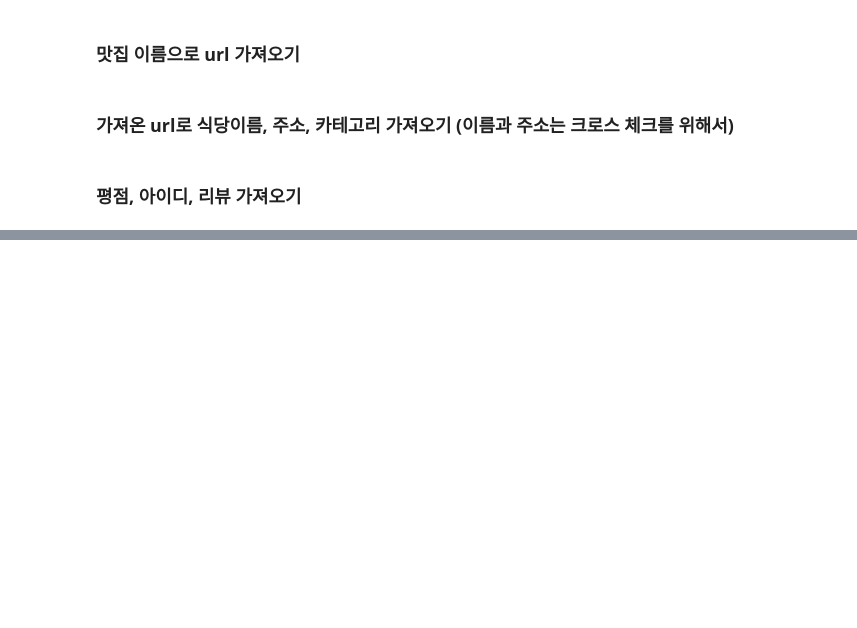
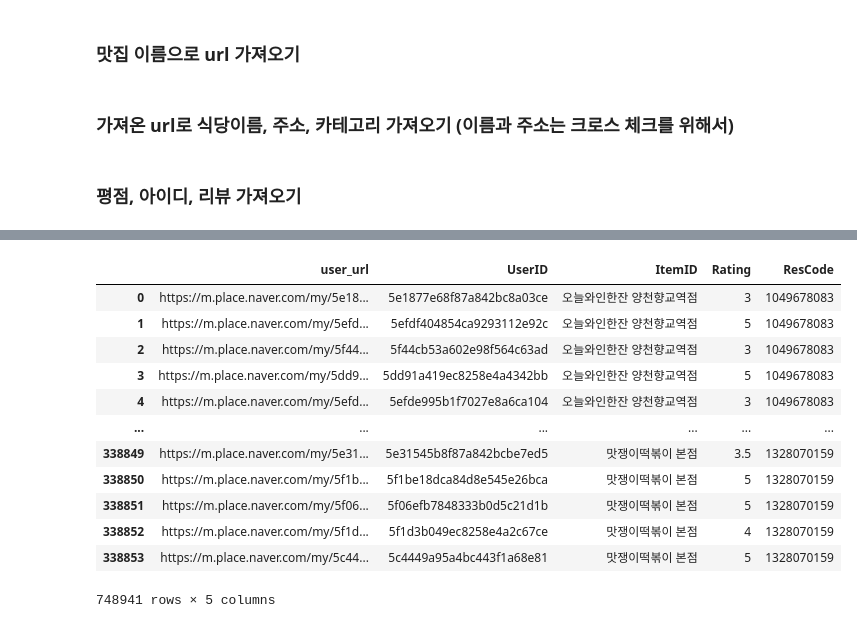
Before and after one commit to solyourock/ML_study, a Jupyter notebook: naver_myplace/scrapping.ipynb, the cells around one changed output, grey strips where cells are left out. Drawn from its saved outputs; the diff is of its cells as text; code cells hidden in the pictures; blank space fills up the shorter version.

```diff
--- a/naver_myplace/scrapping.ipynb
+++ b/naver_myplace/scrapping.ipynb
@@ -259,0 +326,4 @@ NoSuchElementException: Message: no such element: Unable to locate element: {"me
+# %%
+d = pd.concat([a,b,c])
+# %%
+d = d.drop_duplicates()
@@ -259,0 +354,4 @@ NoSuchElementException: Message: no such element: Unable to locate element: {"me
+# %%
+tmp = pd.concat([d, concat, rating_df])
+# %%
+tmp = tmp.drop_duplicates()
@@ -259,0 +370,16 @@ NoSuchElementException: Message: no such element: Unable to locate element: {"me
+# %%
+tmp
+# %% [output]
+|  | user_url | UserID | ItemID | Rating | ResCode |
+| 0 | https://m.place.naver.com/my/5e18... | 5e1877e68f87a842bc8a03ce | 오늘와인한잔 양천향교역점 | 3 | 1049678083 |
+| 1 | https://m.place.naver.com/my/5efd... | 5efdf404854ca9293112e92c | 오늘와인한잔 양천향교역점 | 5 | 1049678083 |
+| 2 | https://m.place.naver.com/my/5f44... | 5f44cb53a602e98f564c63ad | 오늘와인한잔 양천향교역점 | 3 | 1049678083 |
+| 3 | https://m.place.naver.com/my/5dd9... | 5dd91a419ec8258e4a4342bb | 오늘와인한잔 양천향교역점 | 5 | 1049678083 |
+| 4 | https://m.place.naver.com/my/5efd... | 5efde995b1f7027e8a6ca104 | 오늘와인한잔 양천향교역점 | 3 | 1049678083 |
+| ... | ... | ... | ... | ... | ... |
+| 338849 | https://m.place.naver.com/my/5e31... | 5e31545b8f87a842bcbe7ed5 | 맛쟁이떡볶이 본점 | 3.5 | 1328070159 |
+| 338850 | https://m.place.naver.com/my/5f1b... | 5f1be18dca84d8e545e26bca | 맛쟁이떡볶이 본점 | 5 | 1328070159 |
+| 338851 | https://m.place.naver.com/my/5f06... | 5f06efb7848333b0d5c21d1b | 맛쟁이떡볶이 본점 | 5 | 1328070159 |
+| 338852 | https://m.place.naver.com/my/5f1d... | 5f1d3b049ec8258e4a2c67ce | 맛쟁이떡볶이 본점 | 4 | 1328070159 |
+| 338853 | https://m.place.naver.com/my/5c44... | 5c4449a95a4bc443f1a68e81 | 맛쟁이떡볶이 본점 | 5 | 1328070159 |
+748941 rows × 5 columns
```
Also changed, not shown: parts of 37 cells of this notebook.
